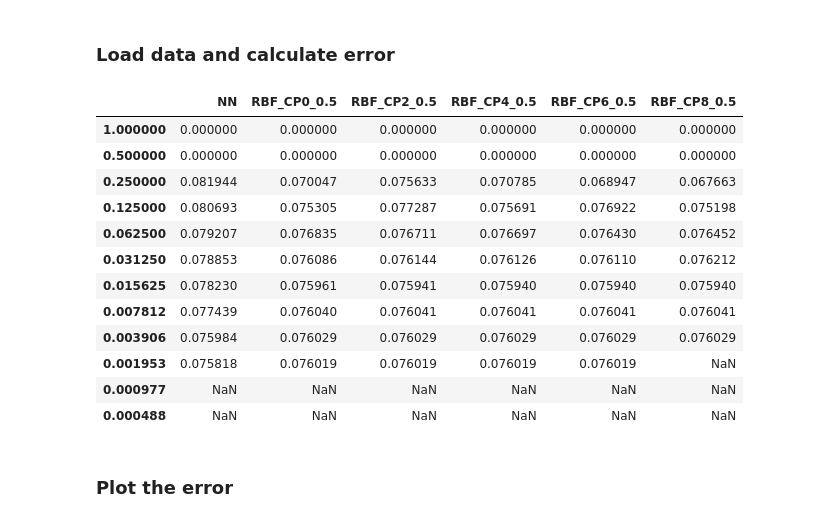
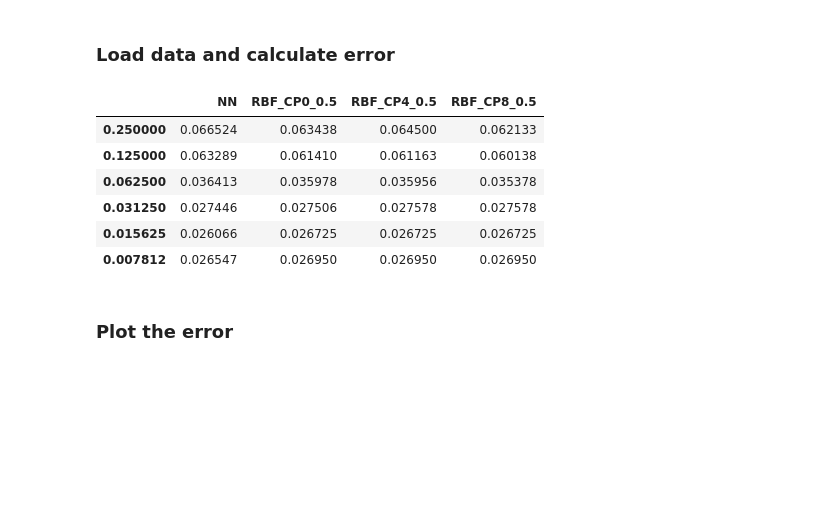
Before and after one commit to r-walloner/Flexible-mesh-particle-coupling-with-preCICE, a Jupyter notebook: deal.II-example-step-68-with-preCICE/postprocressing/tracking_error_over_grid_spacing.ipynb, the cells around one changed output. Saved outputs shown, nothing was run; the diff lists cells and outputs as text; code cells hidden in the pictures; blank space fills up the shorter version.

```diff
--- a/deal.II-example-step-68-with-preCICE/postprocressing/tracking_error_over_grid_spacing.ipynb
+++ b/deal.II-example-step-68-with-preCICE/postprocressing/tracking_error_over_grid_spacing.ipynb
@@ -60,47 +60,41 @@ def load_data(runs_dir: pathlib.Path) -> pd.DataFrame:
             column_name += f"_{parameters['support_radius']}"
 
         # Calculate grid spacing from refinement level
         grid_spacing = 1 / 2 ** parameters["refinement"]
 
         # Calculate position error
         try:
             file_name_begin = f"refinement-{parameters["refinement"]}_particles_000000.pvtu"
             file_name_end = f"refinement-{parameters["refinement"]}_particles_002000.pvtu"
 
             mesh_begin = pv.read(run_path / "solution" / file_name_begin)
             mesh_end = pv.read(run_path / "solution" / file_name_end)
 
             mesh_end["error"] = np.linalg.norm(mesh_begin.points - mesh_end.points, axis=1)
 
             mean_error = mesh_end["error"].mean()
 
         except FileNotFoundError:
             mean_error = np.nan
 
         # Insert error into data dict
         if column_name not in data:
             data[column_name] = {}
         data[column_name][grid_spacing] = mean_error
 
     # Convert data dict to pandas DataFrame
     return pd.DataFrame(data).sort_index(axis=0, ascending=False).sort_index(axis=1)
 
-df = load_data(working_dir.parent / "runs" / "euler_explicit_wrong")
+df = load_data(working_dir.parent / "runs" / "euler_explicit")
 df
 # %% [output]
-|  | NN | RBF_CP0_0.5 | RBF_CP2_0.5 | RBF_CP4_0.5 | RBF_CP6_0.5 | RBF_CP8_0.5 |
-| 1.000000 | 0.000000 | 0.000000 | 0.000000 | 0.000000 | 0.000000 | 0.000000 |
-| 0.500000 | 0.000000 | 0.000000 | 0.000000 | 0.000000 | 0.000000 | 0.000000 |
-| 0.250000 | 0.081944 | 0.070047 | 0.075633 | 0.070785 | 0.068947 | 0.067663 |
-| 0.125000 | 0.080693 | 0.075305 | 0.077287 | 0.075691 | 0.076922 | 0.075198 |
-| 0.062500 | 0.079207 | 0.076835 | 0.076711 | 0.076697 | 0.076430 | 0.076452 |
-| 0.031250 | 0.078853 | 0.076086 | 0.076144 | 0.076126 | 0.076110 | 0.076212 |
-| 0.015625 | 0.078230 | 0.075961 | 0.075941 | 0.075940 | 0.075940 | 0.075940 |
-| 0.007812 | 0.077439 | 0.076040 | 0.076041 | 0.076041 | 0.076041 | 0.076041 |
-| 0.003906 | 0.075984 | 0.076029 | 0.076029 | 0.076029 | 0.076029 | 0.076029 |
-| 0.001953 | 0.075818 | 0.076019 | 0.076019 | 0.076019 | 0.076019 | NaN |
-| 0.000977 | NaN | NaN | NaN | NaN | NaN | NaN |
-| 0.000488 | NaN | NaN | NaN | NaN | NaN | NaN |
+|  | NN | RBF_CP0_0.5 | RBF_CP4_0.5 | RBF_CP8_0.5 |
+| 0.250000 | 0.066524 | 0.063438 | 0.064500 | 0.062133 |
+| 0.125000 | 0.063289 | 0.061410 | 0.061163 | 0.060138 |
+| 0.062500 | 0.036413 | 0.035978 | 0.035956 | 0.035378 |
+| 0.031250 | 0.027446 | 0.027506 | 0.027578 | 0.027578 |
+| 0.015625 | 0.026066 | 0.026725 | 0.026725 | 0.026725 |
+| 0.007812 | 0.026547 | 0.026950 | 0.026950 | 0.026950 |
 # %% [markdown]
 ### Plot the error
 # %%
```
Also changed, not shown: parts of 5 cells of this notebook, 1 other file.
